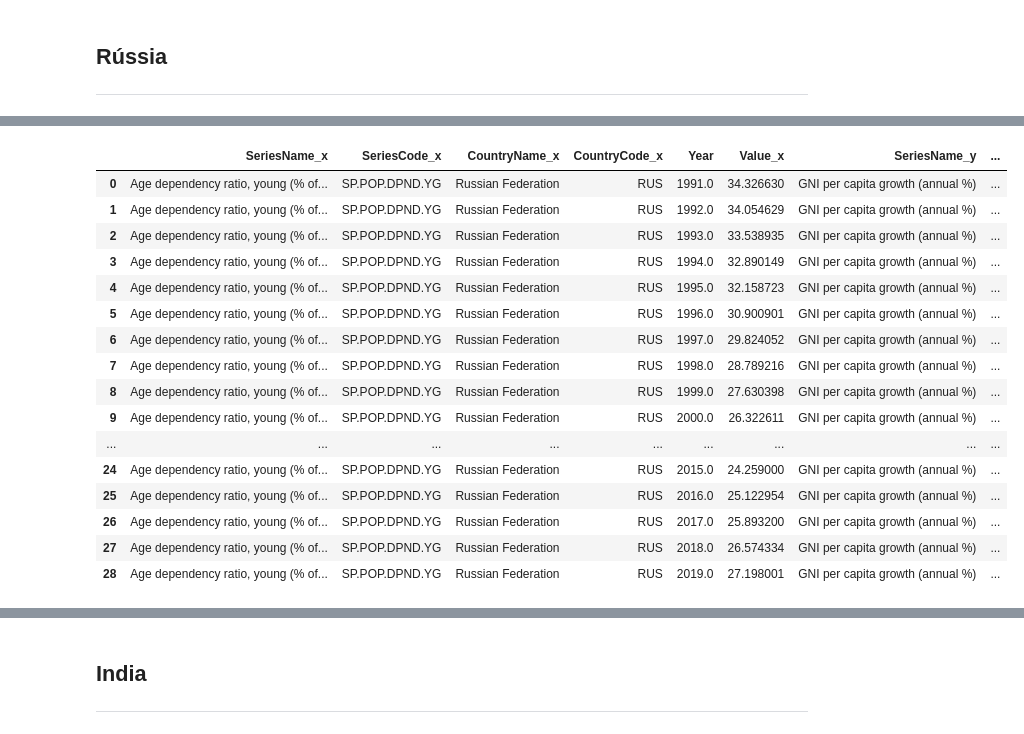
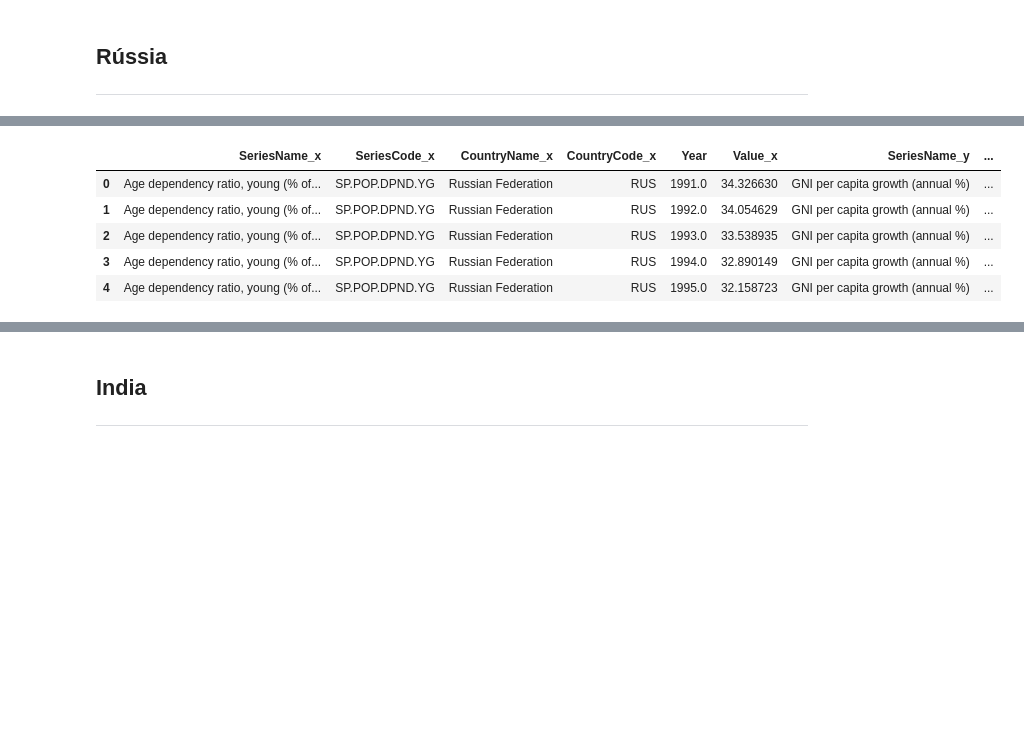
Before and after one commit to lucas-coutinho/brics-data-analysis, a Jupyter notebook: brics_health_and_poverty.ipynb, the cells around one changed output, grey strips where cells are left out. Saved outputs shown, nothing was run; the diff lists cells and outputs as text; code cells hidden in the pictures; blank space fills up the shorter version.

```diff
--- a/brics_health_and_poverty.ipynb
+++ b/brics_health_and_poverty.ipynb
@@ -44,10 +44,6 @@ Name: SeriesName, Length: 60348, dtype: object
 # %% [markdown]
 ## ATENCAO
 Adicionei abaixo  uma transformacao das features em onehot, mas ainda nao sei como combinar todas no agg (talvez eu mantenha em sum)
-# %%
-one_hot = pd.get_dummies(X['SeriesName'])
-X = X.drop('SeriesName', axis=1)
-X = X.join(one_hot)
 # %%
 X.head()
 # %% [output]
@@ -244,26 +224,15 @@ Notes:
 # %%
 working_age = y_rus[y_rus['SeriesName'] == 'Age dependency ratio, young (% of working-age population)'].copy()
 gni_pcapita_growth = X_rus[X_rus['SeriesName'] == 'GNI per capita growth (annual %)']
 working_age = working_age.merge(gni_pcapita_growth, on = 'Year', how = 'right')
-working_age
+working_age.head()
 # %% [output]
 |  | SeriesName_x | SeriesCode_x | CountryName_x | CountryCode_x | Year | Value_x | SeriesName_y | ... |
 | 0 | Age dependency ratio, young (% of... | SP.POP.DPND.YG | Russian Federation | RUS | 1991.0 | 34.326630 | GNI per capita growth (annual %) | ... |
 | 1 | Age dependency ratio, young (% of... | SP.POP.DPND.YG | Russian Federation | RUS | 1992.0 | 34.054629 | GNI per capita growth (annual %) | ... |
 | 2 | Age dependency ratio, young (% of... | SP.POP.DPND.YG | Russian Federation | RUS | 1993.0 | 33.538935 | GNI per capita growth (annual %) | ... |
 | 3 | Age dependency ratio, young (% of... | SP.POP.DPND.YG | Russian Federation | RUS | 1994.0 | 32.890149 | GNI per capita growth (annual %) | ... |
 | 4 | Age dependency ratio, young (% of... | SP.POP.DPND.YG | Russian Federation | RUS | 1995.0 | 32.158723 | GNI per capita growth (annual %) | ... |
-| 5 | Age dependency ratio, young (% of... | SP.POP.DPND.YG | Russian Federation | RUS | 1996.0 | 30.900901 | GNI per capita growth (annual %) | ... |
-| 6 | Age dependency ratio, young (% of... | SP.POP.DPND.YG | Russian Federation | RUS | 1997.0 | 29.824052 | GNI per capita growth (annual %) | ... |
-| 7 | Age dependency ratio, young (% of... | SP.POP.DPND.YG | Russian Federation | RUS | 1998.0 | 28.789216 | GNI per capita growth (annual %) | ... |
-| 8 | Age dependency ratio, young (% of... | SP.POP.DPND.YG | Russian Federation | RUS | 1999.0 | 27.630398 | GNI per capita growth (annual %) | ... |
-| 9 | Age dependency ratio, young (% of... | SP.POP.DPND.YG | Russian Federation | RUS | 2000.0 | 26.322611 | GNI per capita growth (annual %) | ... |
-| ... | ... | ... | ... | ... | ... | ... | ... | ... |
-| 24 | Age dependency ratio, young (% of... | SP.POP.DPND.YG | Russian Federation | RUS | 2015.0 | 24.259000 | GNI per capita growth (annual %) | ... |
-| 25 | Age dependency ratio, young (% of... | SP.POP.DPND.YG | Russian Federation | RUS | 2016.0 | 25.122954 | GNI per capita growth (annual %) | ... |
-| 26 | Age dependency ratio, young (% of... | SP.POP.DPND.YG | Russian Federation | RUS | 2017.0 | 25.893200 | GNI per capita growth (annual %) | ... |
-| 27 | Age dependency ratio, young (% of... | SP.POP.DPND.YG | Russian Federation | RUS | 2018.0 | 26.574334 | GNI per capita growth (annual %) | ... |
-| 28 | Age dependency ratio, young (% of... | SP.POP.DPND.YG | Russian Federation | RUS | 2019.0 | 27.198001 | GNI per capita growth (annual %) | ... |
 # %%
 hipot_X = working_age['Value_x'].iloc[:]
 hipot_y = working_age['Value_y'].iloc[:]
```
Also changed, not shown: parts of 20 cells of this notebook.
